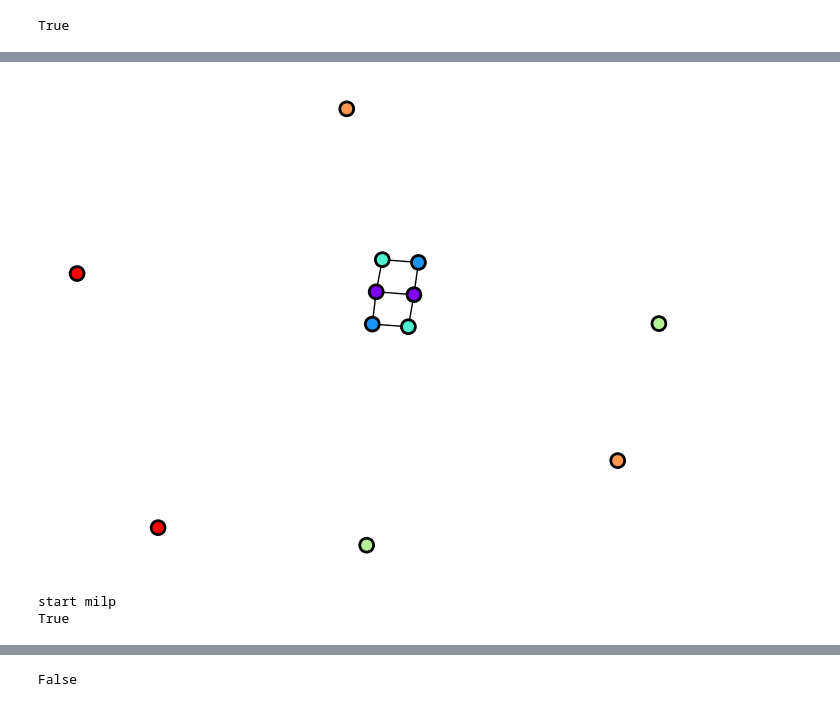
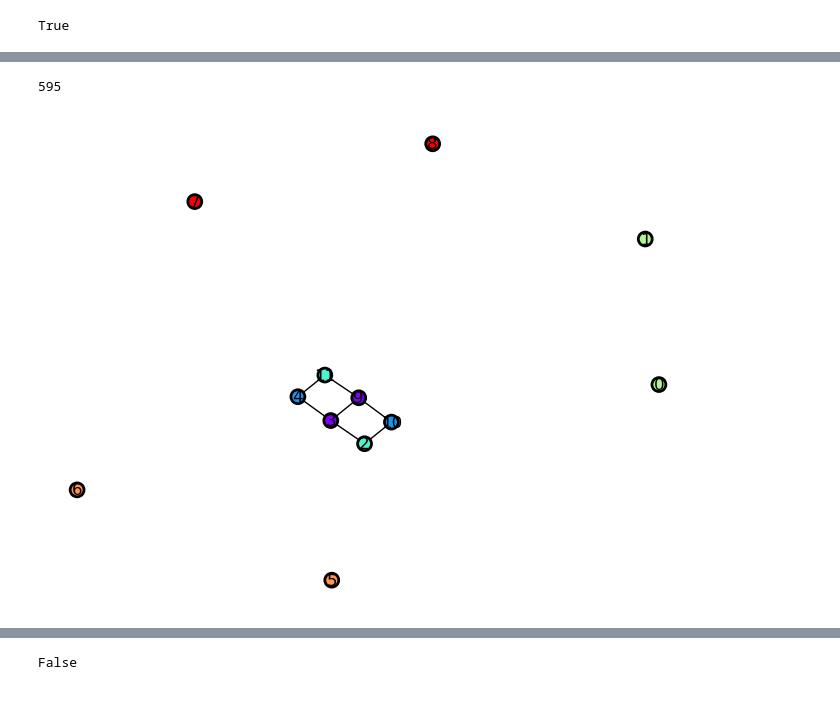
Before and after one commit to coryglover/NetDesign, a Jupyter notebook: notebooks/figs.ipynb, the cells around one changed output, grey strips where cells are left out. Cells and saved outputs as stored; diff of their text form; code cells hidden in the pictures.

Commit message:
fixed read assembly trees

```diff
--- a/notebooks/figs.ipynb
+++ b/notebooks/figs.ipynb
@@ -460,8 +440,12 @@ list(nx.chordless_cycles(g)) == []
 # %% [output]
 True
 # %%
-g = nx.read_edgelist('../data/proteins/human/edgefiles/CPX-1949.edge', nodetype=int, create_using=nx.Graph)
-X = np.loadtxt('../data/proteins/human/Xfiles/X_CPX-1949.txt')
+g = nx.read_edgelist('../data/circuits/ltspice_demos/edgefiles/LTM8047_DC1693A.edge', nodetype=int, create_using=nx.Graph)
+X = np.loadtxt('../data/circuits/ltspice_demos/Xfiles/X_LTM8047_DC1693A.txt')
+# g = nx.read_edgelist('../data/proteins/human/edgefiles/CPX-5774.edge', nodetype=int, create_using=nx.Graph)
+# X = np.loadtxt('../data/proteins/human/Xfiles/X_CPX-5774.txt')
+if X.ndim == 1:
+    X = X.reshape(len(X),1)
 O = at.extract_O(g, X)
 capacity = at.extract_deg_cap(g, X).reshape(-1)
 initial_graph = nx.Graph()
@@ -473,0 +462,26 @@ True
+# %%
+sol, edges = at.find_optimal_edge_count(X, O, capacity, initial_graph=initial_graph, solution=True, ret_edges=True)
+    # if sol is None:
+    #     return False
+solutions = [sol]
+edge_lists = [edges]
+# Check whether another solution exists
+new_sol = True
+while new_sol is not None:
+    new_sol, new_edges = at.find_optimal_edge_count(X, O, capacity, old_sol=solutions, initial_graph=initial_graph, solution=True, ret_edges=True)
+    # Check whether new_sol has right amount of edges
+    if len(new_edges) < len(edge_lists[0]):
+        break
+
+    g = nx.Graph()
+    g.add_nodes_from(initial_graph.nodes())
+    g.add_edges_from(new_edges)
+    # Check whether isomorphic
+    for i in range(len(edge_lists)):
+        h = nx.Graph()
+        h.add_nodes_from(initial_graph.nodes())
+        h.add_edges_from(edge_lists[i])
+        if not nx.is_isomorphic(g,h):
+            print('Not Isomorphic')
+    solutions.append(new_sol)
+    edge_lists.append(new_edges)
@@ -474,12 +559,13 @@ True
+# %%
+len(solutions)
+# %% [output]
+595
 # %%
-cur_sol = nx.Graph()
-cur_sol.add_nodes_from(np.arange(X.shape[0]))
-cur_sol.add_edges_from(edges)
-at.draw_network(cur_sol, X, node_size=100, linewidths=2, edgecolors='k', with_labels=False)
+# for i, s in enumerate(solutions[:10]):
+new_g = nx.Graph()
+new_g.add_nodes_from(np.arange(X.shape[0]))
+new_g.add_edges_from(edge_lists[2])
+at.draw_network(new_g, X, node_size=100, linewidths=2, edgecolors='k', with_labels=True)
+plt.show()
 # %% [output]
-[figure, old version]
+[figure, new version]
-# %%
-new_sol, new_edges = at.find_optimal_edge_count(X, O, capacity, old_sol=sol, initial_graph=initial_graph, ret_edges=True)
-# %% [output]
-start milp
-True
```
Also changed, not shown: parts of 24 cells of this notebook, 1 other file.
